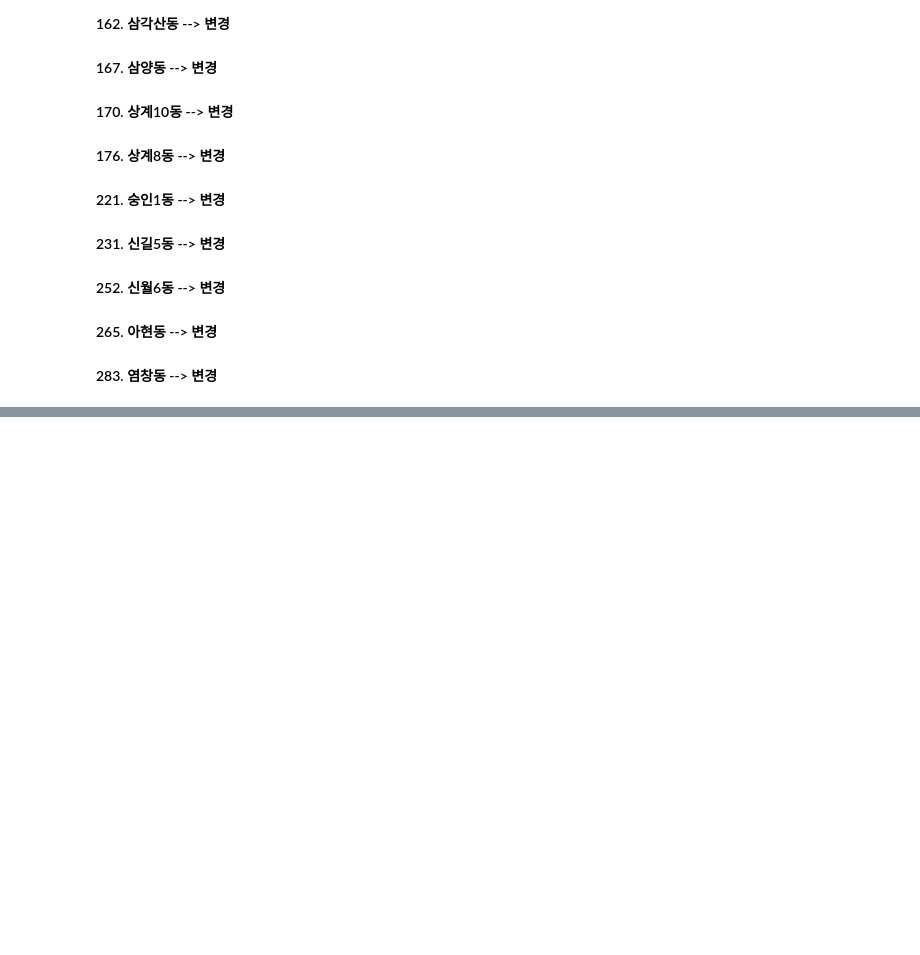
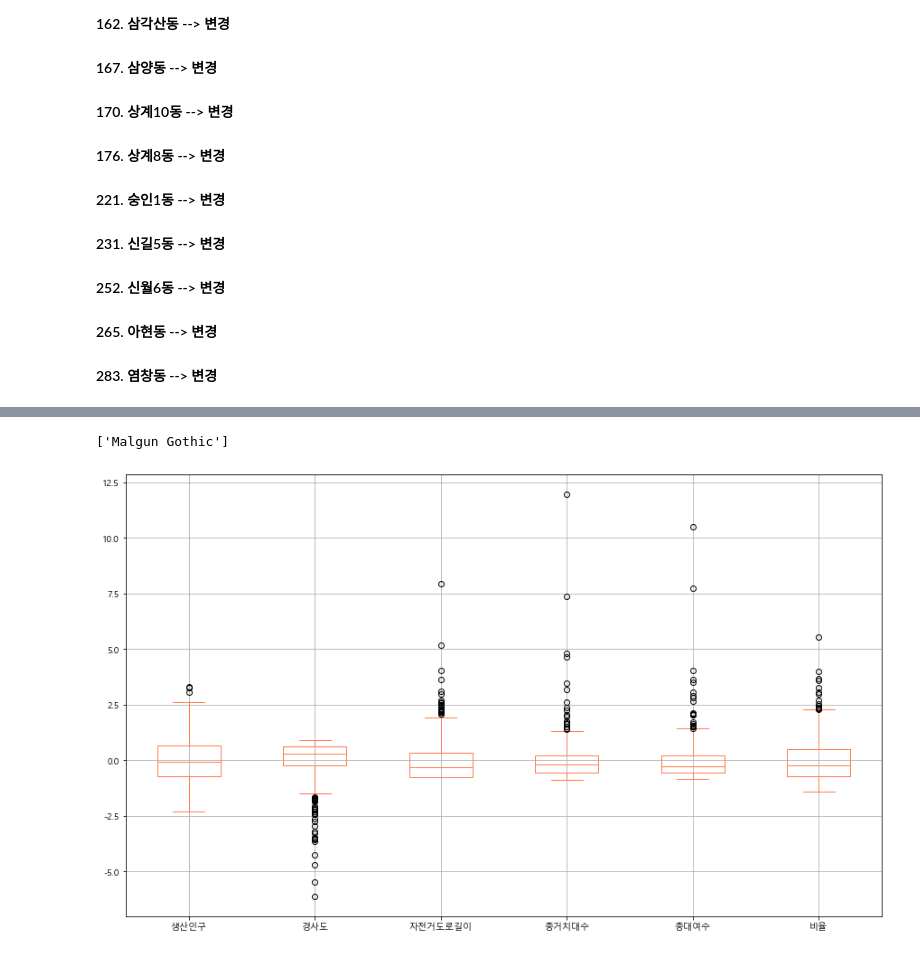
Before and after one commit to JuheePak/Python-project, a Jupyter notebook: source/visualization.ipynb, the cells around one changed output, grey strips where cells are left out. Saved outputs shown, nothing was run; the diff lists cells and outputs as text; code cells hidden in the pictures; blank space fills up the shorter version.

```diff
--- a/source/visualization.ipynb
+++ b/source/visualization.ipynb
@@ -230,0 +249,3 @@ all.to_csv('data/dong_df_1110.csv', index=False, encoding='utf-8')
+# %%
+data = all.set_index('동')
+display(data.head())
@@ -230,0 +260,3 @@ all.to_csv('data/dong_df_1110.csv', index=False, encoding='utf-8')
+# %%
+zscore = (data - data.mean(axis=0)) / data.std(axis=0)
+display(zscore.head())
@@ -230,0 +317,31 @@ all.to_csv('data/dong_df_1110.csv', index=False, encoding='utf-8')
+# %%
+from matplotlib import font_manager, rc
+font_path = "data/malgun.ttf"
+font_name = font_manager.FontProperties(fname=font_path).get_name()
+plt.rc('font', family=font_name)
+print (plt.rcParams['font.family'] )
+matplotlib.font_manager._rebuild()
+matplotlib.rcParams['axes.unicode_minus'] = False
+# %% [output]
+['Malgun Gothic']
+# %%
+# Box Plot
+zscore[['생산인구', '경사도','자전거도로길이', '총거치대수', '총대여수', '비율']].plot(kind='box', figsize=(15, 9), color='coral')
+plt.grid()
+
+
+# .........................................정규분포표
+# x = np.linspace(x_min, x_max, x_len)
+# plt.plot(x, zscore['생산인구'], alpha=0.7, label='생산인구')
+# plt.plot(x, zscore['경사도'], alpha=0.7, label='생산인구')
+# plt.plot(x, zscore['자전거도로길이'], alpha=0.7, label='생산인구')
+# plt.plot(x, zscore['총거치대수'], alpha=0.7, label='생산인구')
+# plt.plot(x, zscore['총대여수'], alpha=0.7, label='생산인구')
+# plt.plot(x, zscore['비율'], alpha=0.7, label='생산인구')
+# plt.xlabel('x')
+# plt.ylabel('y')
+# plt.legend(loc='upper left')
+
+plt.show()
+# %% [output]
+[figure, added]
```
Also changed, not shown: parts of 11 cells of this notebook.
